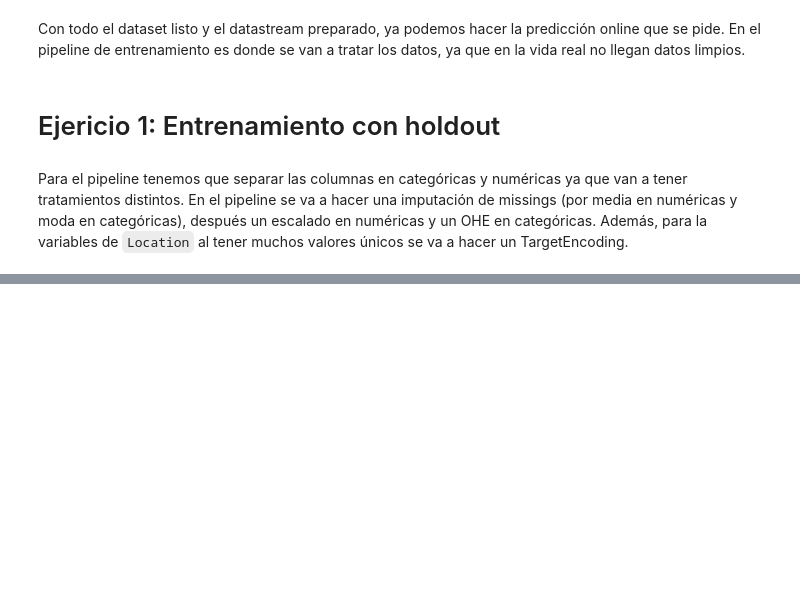
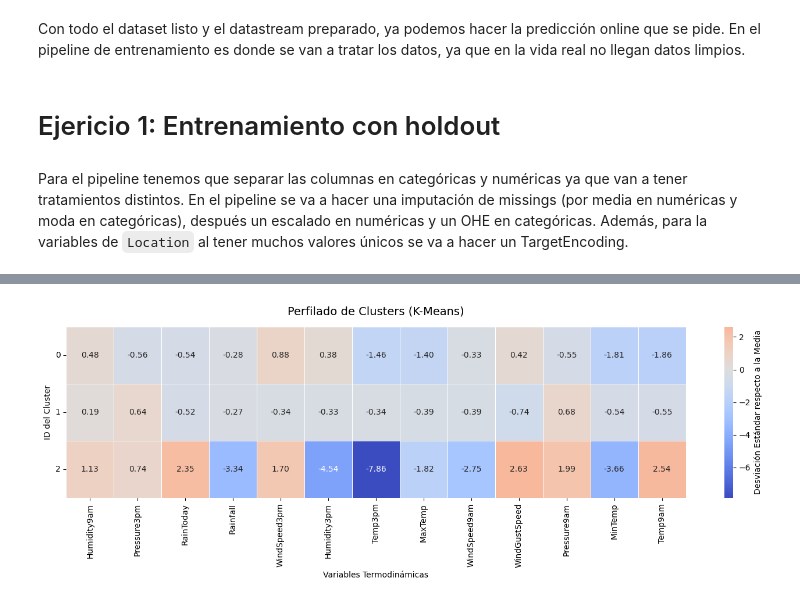
Before and after one commit to alcazar-jesus/serie-temporales-datos-complejos, a Jupyter notebook: TrabajoDataStreams/modelos_stream.ipynb, the cells around one changed output, grey strips where cells are left out. Cells and saved outputs as stored; diff of their text form; code cells hidden in the pictures; blank space fills up the shorter version.

```diff
--- a/TrabajoDataStreams/modelos_stream.ipynb
+++ b/TrabajoDataStreams/modelos_stream.ipynb
@@ -734,0 +669,26 @@ Total de derivas detectadas en Elec2: 8
+# %%
+# 1. Extraemos los centroides internos del modelo_cluster_1 (KMeans)
+# River guarda esto en un diccionario interno llamado 'centers'
+centroides = modelo_cluster_1.centers
+
+# 2. Lo convertimos en un DataFrame de Pandas para poder pintarlo
+# Usamos .T (Transposición) para que las filas sean los Clusters (0, 1, 2)
+# y las columnas sean las variables meteorológicas.
+df_centroides = pd.DataFrame(centroides).T
+
+# 3. Generamos el Mapa de Calor (Heatmap)
+plt.figure(figsize=(14, 5))
+
+# Usamos 'coolwarm' (Rojo para valores altos, Azul para valores bajos)
+# center=0 asegura que el blanco sea exactamente la media normal
+sns.heatmap(df_centroides, annot=True, fmt=".2f", cmap='coolwarm', center=0,
+            linewidths=.5, cbar_kws={"label": "Desviación Estándar respecto a la Media"})
+
+plt.title('Perfilado de Clusters (K-Means)', fontsize=14, pad=15)
+plt.xlabel('Variables Termodinámicas')
+plt.ylabel('ID del Cluster')
+plt.yticks(rotation=0)
+plt.tight_layout()
+plt.show()
+# %% [output]
+[figure, added]
```
Also changed, not shown: parts of 37 cells of this notebook.
